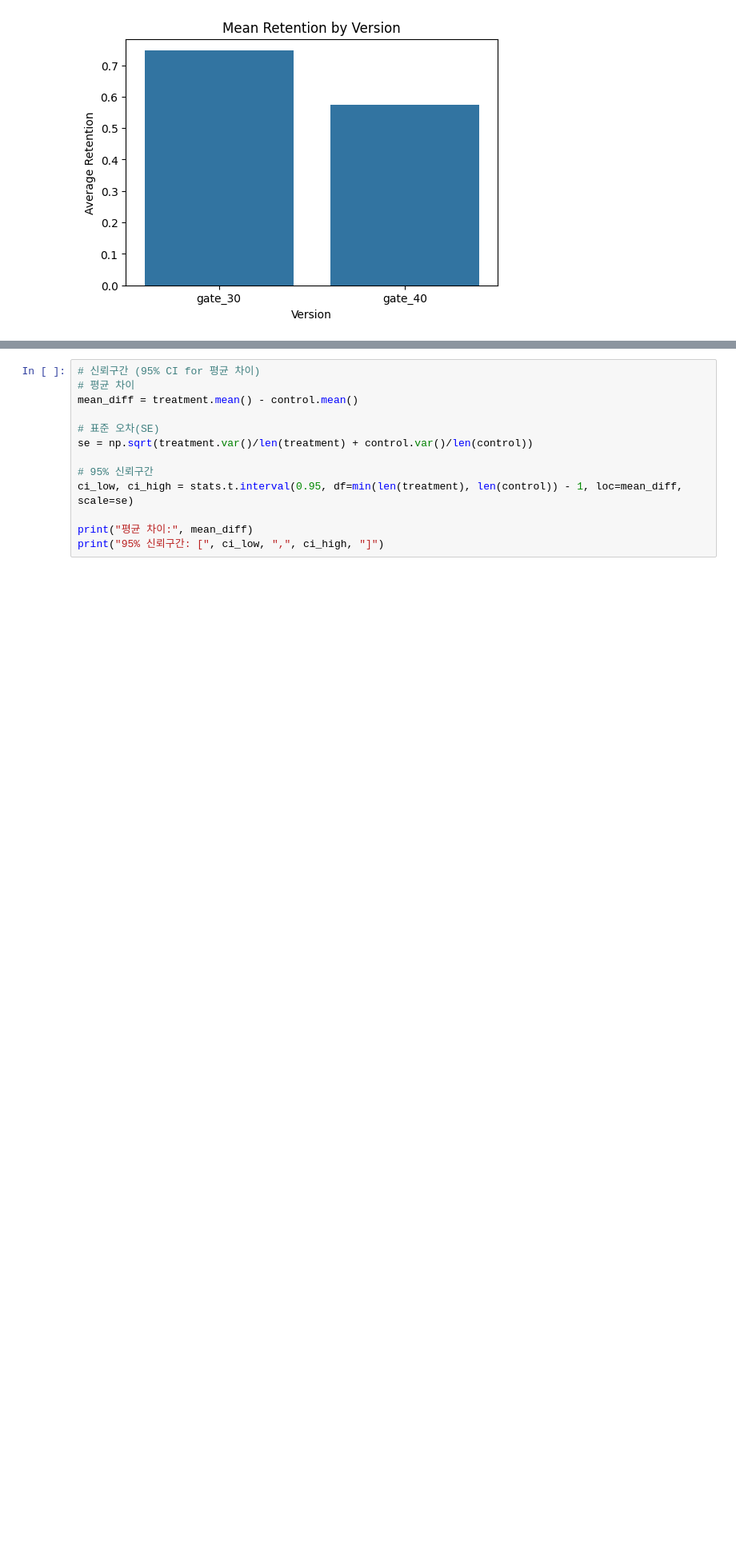
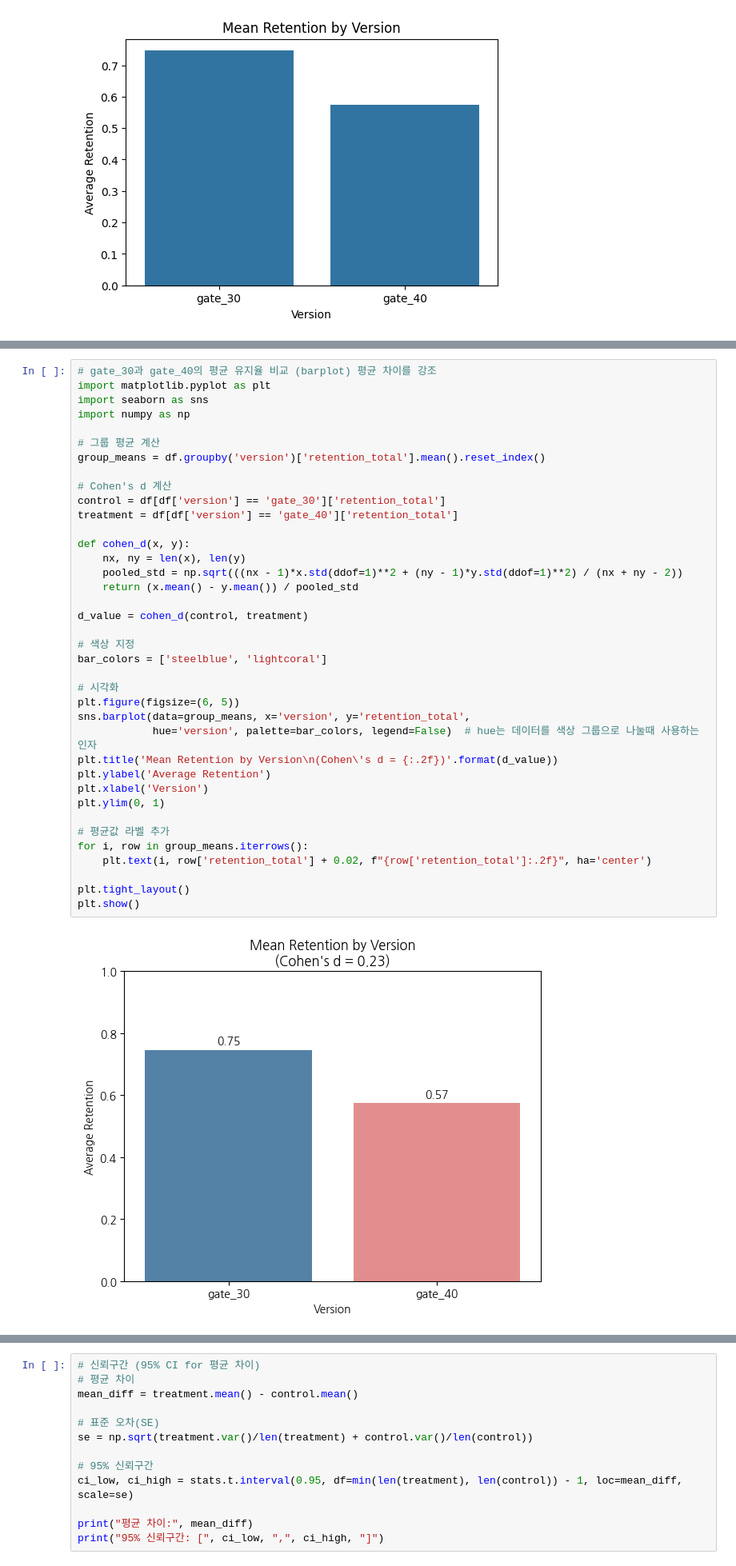
Before and after one commit to SeounghwanPark/first-repository, a Jupyter notebook: MQ07_C2_0404.ipynb, the cells around one changed output, grey strips where cells are left out. Shown at 80% size. Saved outputs shown, nothing was run; the diff lists cells and outputs as text; blank space fills up the shorter version.

```diff
--- a/MQ07_C2_0404.ipynb
+++ b/MQ07_C2_0404.ipynb
@@ -216,0 +456,40 @@ Cohen's d: -0.22960690768380512
+# %%
+# gate_30과 gate_40의 평균 유지율 비교 (barplot) 평균 차이를 강조
+import matplotlib.pyplot as plt
+import seaborn as sns
+import numpy as np
+
+# 그룹 평균 계산
+group_means = df.groupby('version')['retention_total'].mean().reset_index()
+
+# Cohen's d 계산
+control = df[df['version'] == 'gate_30']['retention_total']
+treatment = df[df['version'] == 'gate_40']['retention_total']
+
+def cohen_d(x, y):
+    nx, ny = len(x), len(y)
+    pooled_std = np.sqrt(((nx - 1)*x.std(ddof=1)**2 + (ny - 1)*y.std(ddof=1)**2) / (nx + ny - 2))
+    return (x.mean() - y.mean()) / pooled_std
+
+d_value = cohen_d(control, treatment)
+
+# 색상 지정
+bar_colors = ['steelblue', 'lightcoral']
+
+# 시각화
+plt.figure(figsize=(6, 5))
+sns.barplot(data=group_means, x='version', y='retention_total',
+            hue='version', palette=bar_colors, legend=False)  # hue는 데이터를 색상 그룹으로 나눌때 사용하는 인자
+plt.title('Mean Retention by Version\n(Cohen\'s d = {:.2f})'.format(d_value))
+plt.ylabel('Average Retention')
+plt.xlabel('Version')
+plt.ylim(0, 1)
+
+# 평균값 라벨 추가
+for i, row in group_means.iterrows():
+    plt.text(i, row['retention_total'] + 0.02, f"{row['retention_total']:.2f}", ha='center')
+
+plt.tight_layout()
+plt.show()
+# %% [output]
+[figure, added]
```
Also changed, not shown: parts of 13 cells of this notebook.
